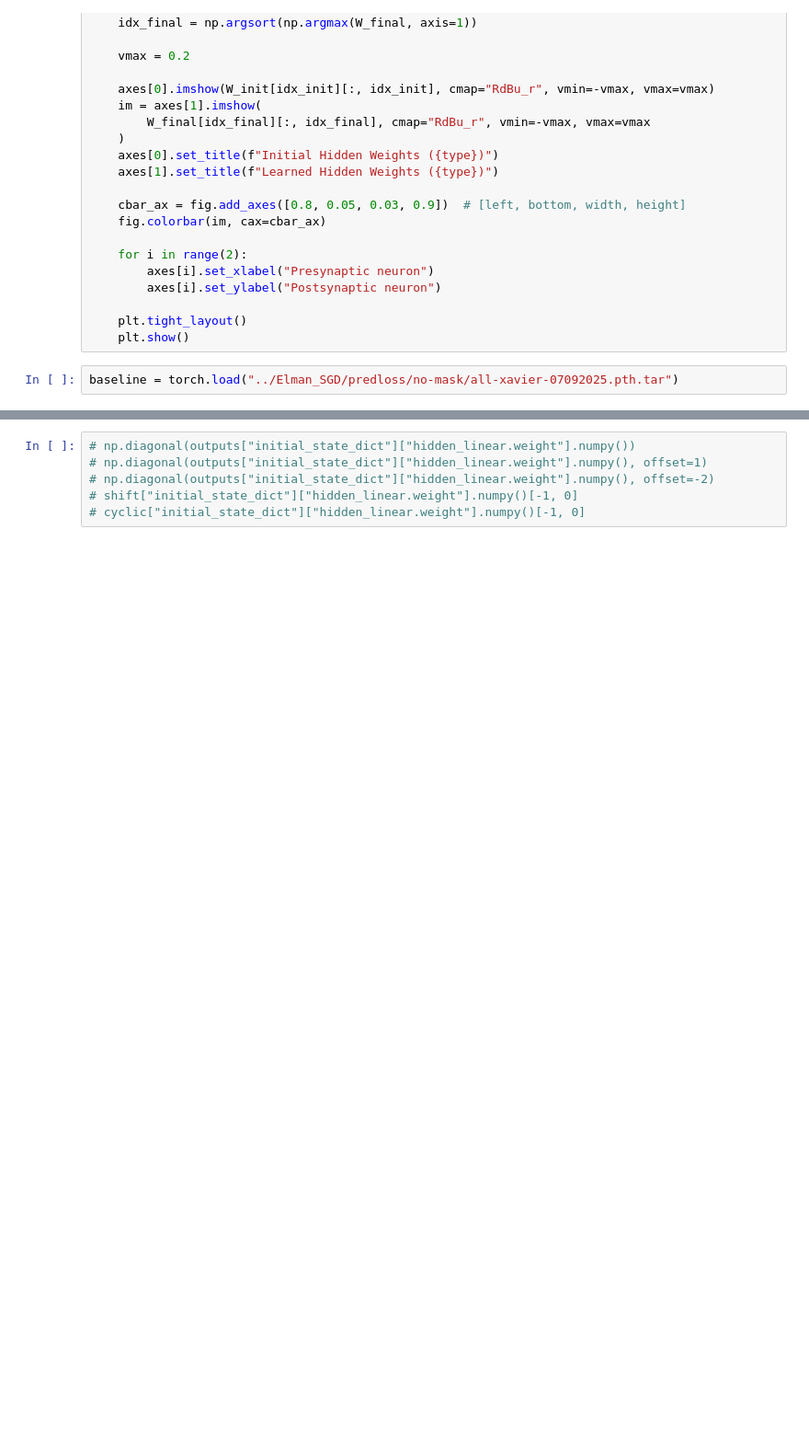
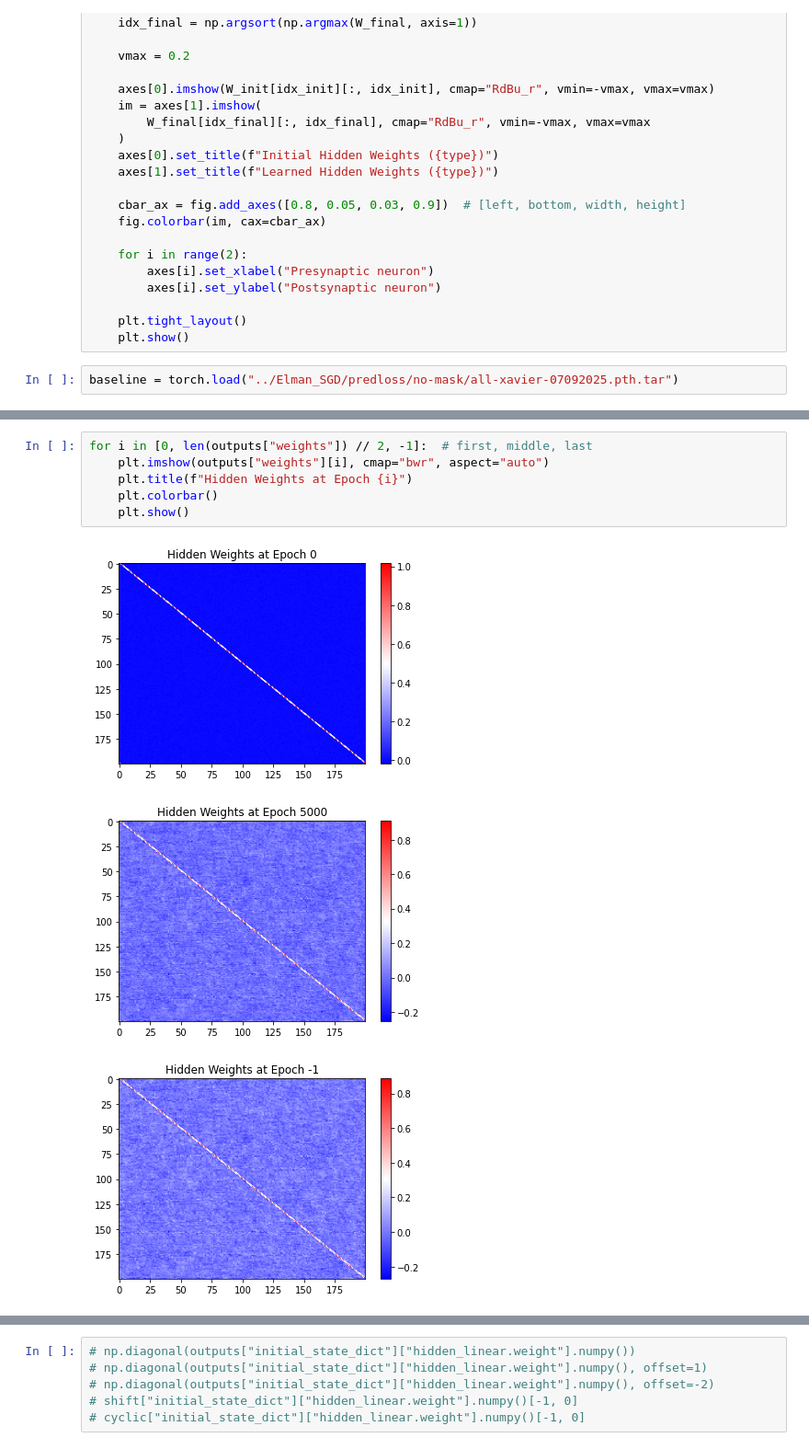
Before and after one commit to margotwagner/HCPrediction, a Jupyter notebook: notebooks/output-explorer.ipynb, the cells around one changed output, grey strips where cells are left out. Shown at 92% size. Saved outputs shown, nothing was run; the diff lists cells and outputs as text; blank space fills up the shorter version.

```diff
--- a/notebooks/output-explorer.ipynb
+++ b/notebooks/output-explorer.ipynb
@@ -38,0 +67,10 @@ outputs = torch.load("../Elman_SGD/predloss/noise/orthog-0.1-07152025.pth.tar")
+# %%
+for i in [0, len(outputs["weights"]) // 2, -1]:  # first, middle, last
+    plt.imshow(outputs["weights"][i], cmap="bwr", aspect="auto")
+    plt.title(f"Hidden Weights at Epoch {i}")
+    plt.colorbar()
+    plt.show()
+# %% [output]
+[figure, added]
+[figure, added]
+[figure, added]
```
Also changed, not shown: parts of 9 cells of this notebook, 4 other files.
